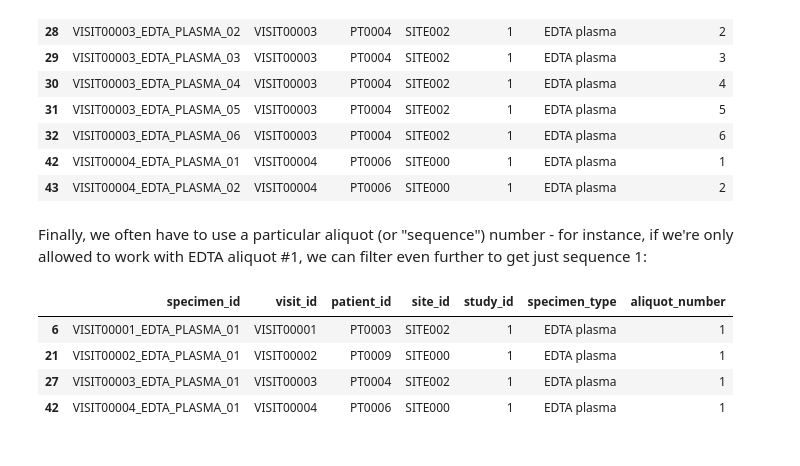
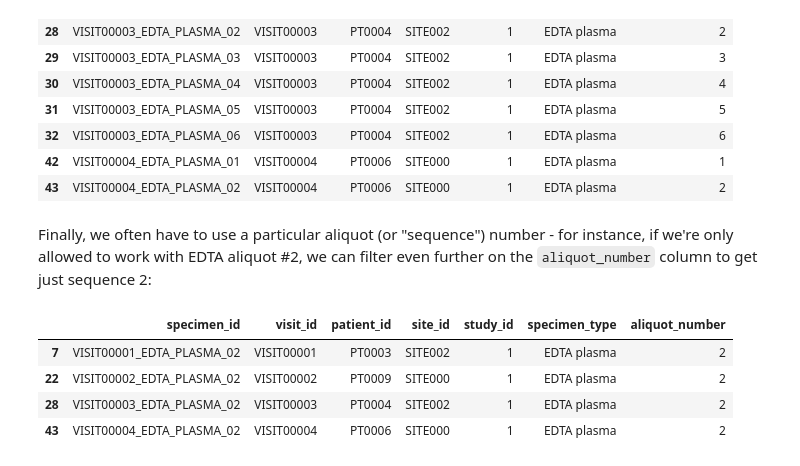
Before and after one commit to bdunnette/biorepository-data-wrangling, a Jupyter notebook: content/pyodide/plasma_specimens.ipynb, the cells around one changed output. Drawn from its saved outputs; the diff is of its cells as text; code cells hidden in the pictures.

```diff
--- a/content/pyodide/plasma_specimens.ipynb
+++ b/content/pyodide/plasma_specimens.ipynb
@@ -83,13 +83,13 @@ edta_plasma_df
 | 42 | VISIT00004_EDTA_PLASMA_01 | VISIT00004 | PT0006 | SITE000 | 1 | EDTA plasma | 1 |
 | 43 | VISIT00004_EDTA_PLASMA_02 | VISIT00004 | PT0006 | SITE000 | 1 | EDTA plasma | 2 |
 # %% [markdown]
-Finally, we often have to use a particular aliquot (or "sequence") number - for instance, if we're only allowed to work with EDTA aliquot #1, we can filter even further to get just sequence 1:
+Finally, we often have to use a particular aliquot (or "sequence") number - for instance, if we're only allowed to work with EDTA aliquot #2, we can filter even further on the `aliquot_number` column to get just sequence 2:
 # %%
-edta_plasma_seq1 = edta_plasma_df[edta_plasma_df['aliquot_number'].eq(1)]
+edta_plasma_seq1 = edta_plasma_df[edta_plasma_df['aliquot_number'].eq(2)]
 edta_plasma_seq1
 # %% [output]
 |  | specimen_id | visit_id | patient_id | site_id | study_id | specimen_type | aliquot_number |
-| 6 | VISIT00001_EDTA_PLASMA_01 | VISIT00001 | PT0003 | SITE002 | 1 | EDTA plasma | 1 |
-| 21 | VISIT00002_EDTA_PLASMA_01 | VISIT00002 | PT0009 | SITE000 | 1 | EDTA plasma | 1 |
-| 27 | VISIT00003_EDTA_PLASMA_01 | VISIT00003 | PT0004 | SITE002 | 1 | EDTA plasma | 1 |
-| 42 | VISIT00004_EDTA_PLASMA_01 | VISIT00004 | PT0006 | SITE000 | 1 | EDTA plasma | 1 |
+| 7 | VISIT00001_EDTA_PLASMA_02 | VISIT00001 | PT0003 | SITE002 | 1 | EDTA plasma | 2 |
+| 22 | VISIT00002_EDTA_PLASMA_02 | VISIT00002 | PT0009 | SITE000 | 1 | EDTA plasma | 2 |
+| 28 | VISIT00003_EDTA_PLASMA_02 | VISIT00003 | PT0004 | SITE002 | 1 | EDTA plasma | 2 |
+| 43 | VISIT00004_EDTA_PLASMA_02 | VISIT00004 | PT0006 | SITE000 | 1 | EDTA plasma | 2 |
```
